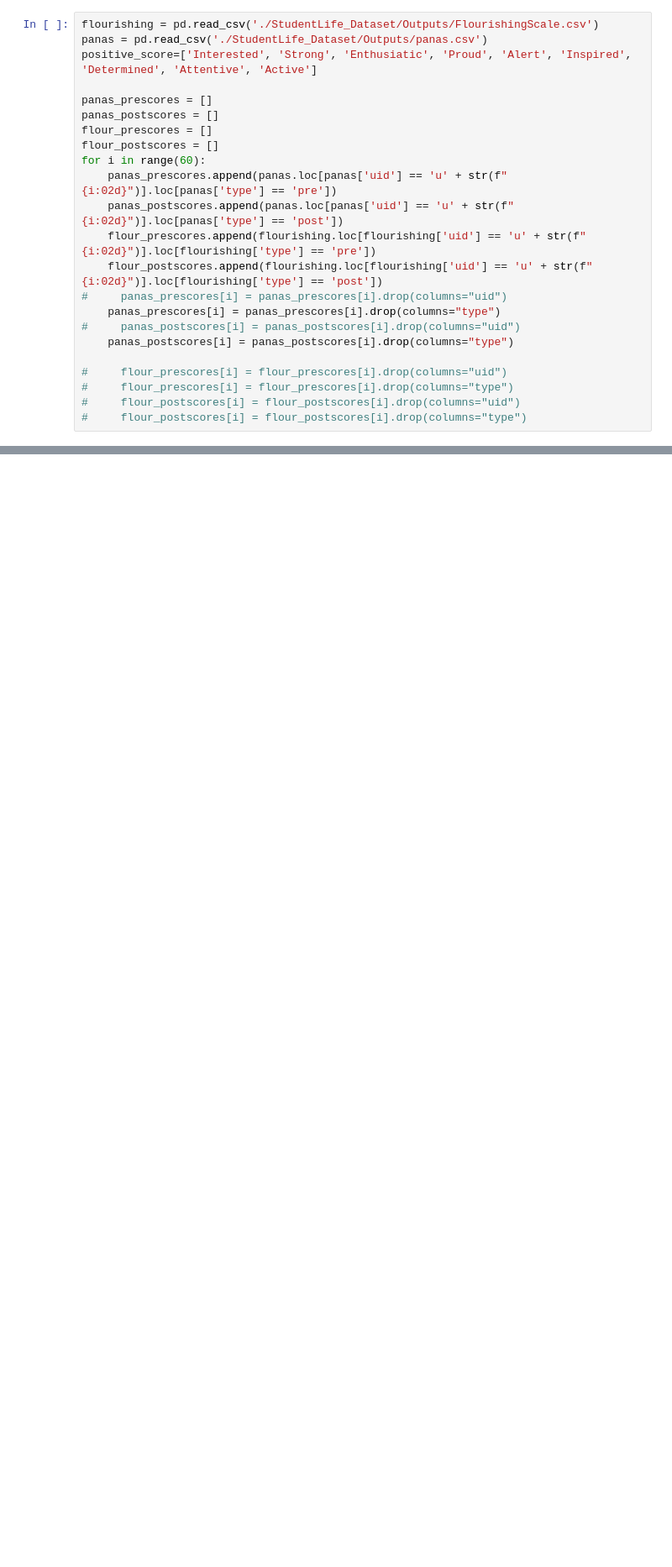
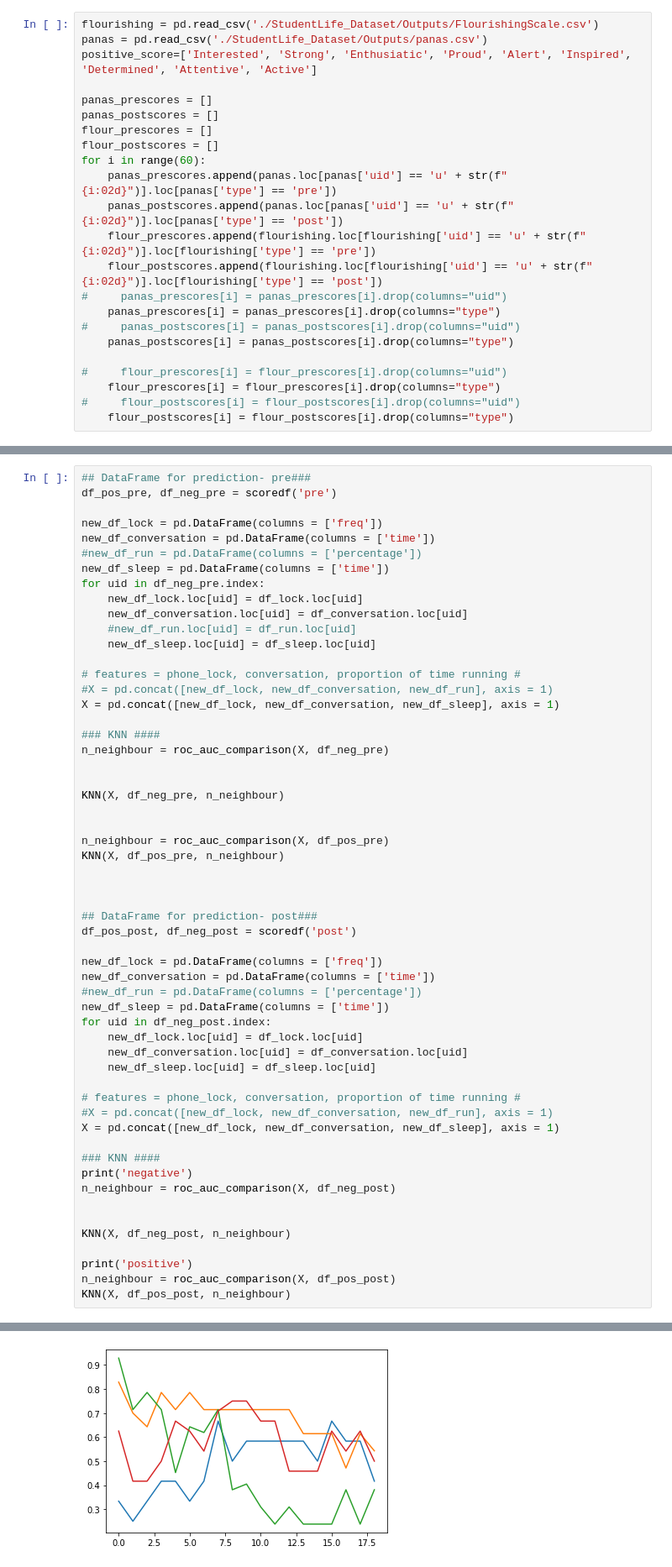
Before and after one commit to shizhs/COMP9417-Project, a Jupyter notebook: Project.ipynb, the cells around one changed output, grey strips where cells are left out. Shown at 84% size. Cells and saved outputs as stored; diff of their text form; blank space fills up the shorter version.

```diff
--- a/Project.ipynb
+++ b/Project.ipynb
@@ -53,9 +56,9 @@ for i in range(60):
     panas_postscores[i] = panas_postscores[i].drop(columns="type")
 
 #     flour_prescores[i] = flour_prescores[i].drop(columns="uid")
-#     flour_prescores[i] = flour_prescores[i].drop(columns="type")
+    flour_prescores[i] = flour_prescores[i].drop(columns="type")
 #     flour_postscores[i] = flour_postscores[i].drop(columns="uid")
-#     flour_postscores[i] = flour_postscores[i].drop(columns="type")
+    flour_postscores[i] = flour_postscores[i].drop(columns="type")
 # %%
 # frequency of phone lock more than 1 hour
 df_lock = pd.DataFrame(columns = ['freq'])
@@ -238,0 +209,57 @@ TypeError: unsupported operand type(s) for -: 'str' and 'str'
+# %%
+## DataFrame for prediction- pre###
+df_pos_pre, df_neg_pre = scoredf('pre')
+
+new_df_lock = pd.DataFrame(columns = ['freq'])
+new_df_conversation = pd.DataFrame(columns = ['time'])
+#new_df_run = pd.DataFrame(columns = ['percentage'])
+new_df_sleep = pd.DataFrame(columns = ['time'])
+for uid in df_neg_pre.index:
+    new_df_lock.loc[uid] = df_lock.loc[uid]
+    new_df_conversation.loc[uid] = df_conversation.loc[uid]
+    #new_df_run.loc[uid] = df_run.loc[uid]
+    new_df_sleep.loc[uid] = df_sleep.loc[uid]
+
+# features = phone_lock, conversation, proportion of time running #
+#X = pd.concat([new_df_lock, new_df_conversation, new_df_run], axis = 1)
+X = pd.concat([new_df_lock, new_df_conversation, new_df_sleep], axis = 1)
+
+### KNN ####
+n_neighbour = roc_auc_comparison(X, df_neg_pre)
+
+
+KNN(X, df_neg_pre, n_neighbour)
+
+
+n_neighbour = roc_auc_comparison(X, df_pos_pre)
+KNN(X, df_pos_pre, n_neighbour)
+
+
+
+## DataFrame for prediction- post###
+df_pos_post, df_neg_post = scoredf('post')
+
+new_df_lock = pd.DataFrame(columns = ['freq'])
+new_df_conversation = pd.DataFrame(columns = ['time'])
+#new_df_run = pd.DataFrame(columns = ['percentage'])
+new_df_sleep = pd.DataFrame(columns = ['time'])
+for uid in df_neg_post.index:
+    new_df_lock.loc[uid] = df_lock.loc[uid]
+    new_df_conversation.loc[uid] = df_conversation.loc[uid]
+    new_df_sleep.loc[uid] = df_sleep.loc[uid]
+
+# features = phone_lock, conversation, proportion of time running #
+#X = pd.concat([new_df_lock, new_df_conversation, new_df_run], axis = 1)
+X = pd.concat([new_df_lock, new_df_conversation, new_df_sleep], axis = 1)
+
+### KNN ####
+print('negative')
+n_neighbour = roc_auc_comparison(X, df_neg_post)
+
+
+KNN(X, df_neg_post, n_neighbour)
+
+print('positive')
+n_neighbour = roc_auc_comparison(X, df_pos_post)
+KNN(X, df_pos_post, n_neighbour)
+# %% [output]
@@ -238,0 +276 @@ TypeError: unsupported operand type(s) for -: 'str' and 'str'
+[figure, added]
```
Also changed, not shown: parts of 26 cells of this notebook.
